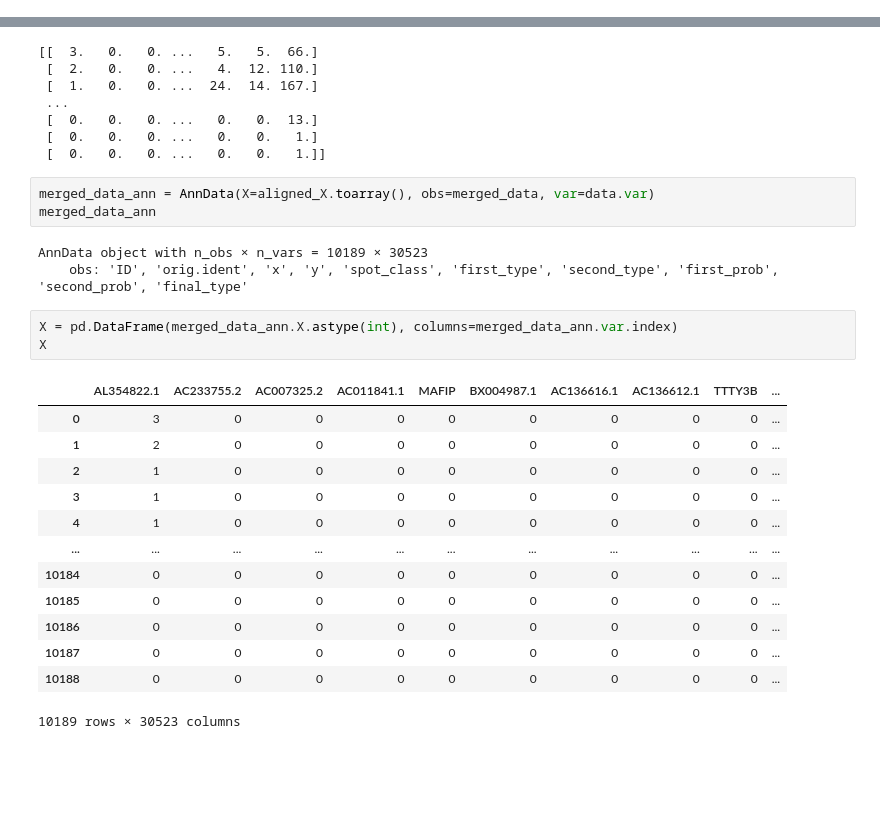
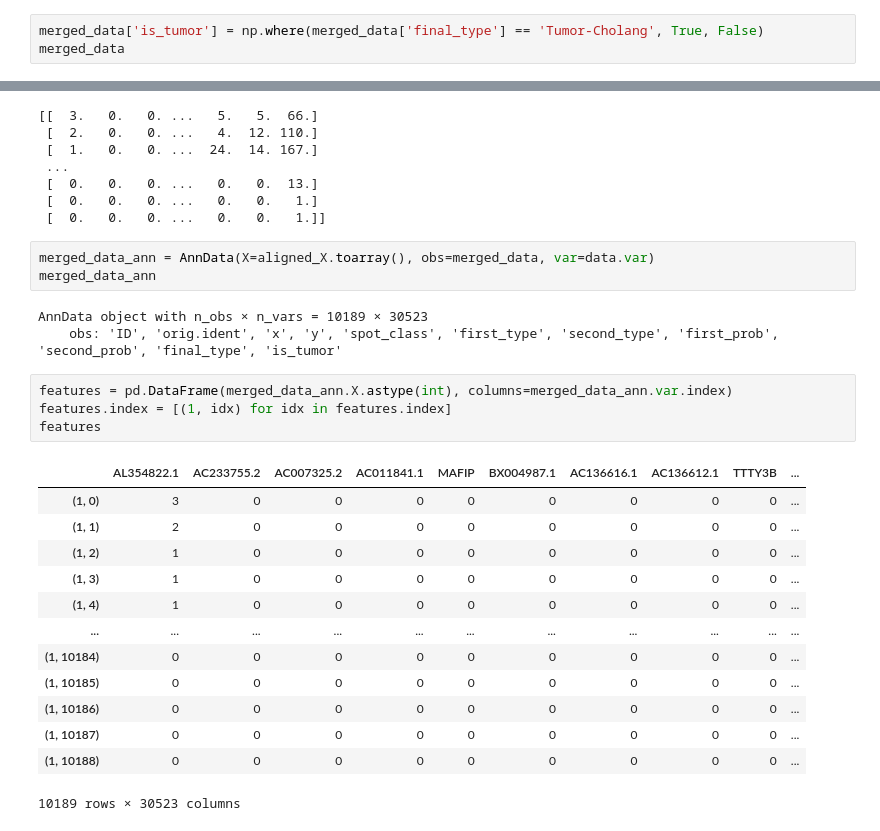
Before and after one commit to Czzmh/CODE, a Jupyter notebook: MYCODE/spatial_lda.ipynb, the cells around one changed output, grey strips where cells are left out. Drawn from its saved outputs; the diff is of its cells as text; blank space fills up the shorter version.

```diff
--- a/MYCODE/spatial_lda.ipynb
+++ b/MYCODE/spatial_lda.ipynb
@@ -128,3 +141,6 @@ merged_data
 | 10187 | 11166914969600 | sample | 2600 | 0 | doublet_certain | Hepatocyte | Tumor-Cholang | 0.370117 | 0.629883 | ... |
 | 10188 | 60988535603800 | sample | 14200 | 600 | singlet | Hepatocyte | Tumor-Cholang | 0.366774 | 0.633226 | ... |
 10189 rows × 10 columns
+# %%
+merged_data['is_tumor'] = np.where(merged_data['final_type'] == 'Tumor-Cholang', True, False)
+merged_data
@@ -162,21 +192,22 @@ merged_data_ann = AnnData(X=aligned_X.toarray(), obs=merged_data, var=data.var)
 merged_data_ann
 # %% [output]
 AnnData object with n_obs × n_vars = 10189 × 30523
-    obs: 'ID', 'orig.ident', 'x', 'y', 'spot_class', 'first_type', 'second_type', 'first_prob', 'second_prob', 'final_type'
+    obs: 'ID', 'orig.ident', 'x', 'y', 'spot_class', 'first_type', 'second_type', 'first_prob', 'second_prob', 'final_type', 'is_tumor'
 # %%
-X = pd.DataFrame(merged_data_ann.X.astype(int), columns=merged_data_ann.var.index)
-X
+features = pd.DataFrame(merged_data_ann.X.astype(int), columns=merged_data_ann.var.index)
+features.index = [(1, idx) for idx in features.index]
+features
 # %% [output]
 |  | AL354822.1 | AC233755.2 | AC007325.2 | AC011841.1 | MAFIP | BX004987.1 | AC136616.1 | AC136612.1 | TTTY3B | ... |
-| 0 | 3 | 0 | 0 | 0 | 0 | 0 | 0 | 0 | 0 | ... |
-| 1 | 2 | 0 | 0 | 0 | 0 | 0 | 0 | 0 | 0 | ... |
-| 2 | 1 | 0 | 0 | 0 | 0 | 0 | 0 | 0 | 0 | ... |
-| 3 | 1 | 0 | 0 | 0 | 0 | 0 | 0 | 0 | 0 | ... |
-| 4 | 1 | 0 | 0 | 0 | 0 | 0 | 0 | 0 | 0 | ... |
+| (1, 0) | 3 | 0 | 0 | 0 | 0 | 0 | 0 | 0 | 0 | ... |
+| (1, 1) | 2 | 0 | 0 | 0 | 0 | 0 | 0 | 0 | 0 | ... |
+| (1, 2) | 1 | 0 | 0 | 0 | 0 | 0 | 0 | 0 | 0 | ... |
+| (1, 3) | 1 | 0 | 0 | 0 | 0 | 0 | 0 | 0 | 0 | ... |
+| (1, 4) | 1 | 0 | 0 | 0 | 0 | 0 | 0 | 0 | 0 | ... |
 | ... | ... | ... | ... | ... | ... | ... | ... | ... | ... | ... |
-| 10184 | 0 | 0 | 0 | 0 | 0 | 0 | 0 | 0 | 0 | ... |
-| 10185 | 0 | 0 | 0 | 0 | 0 | 0 | 0 | 0 | 0 | ... |
-| 10186 | 0 | 0 | 0 | 0 | 0 | 0 | 0 | 0 | 0 | ... |
-| 10187 | 0 | 0 | 0 | 0 | 0 | 0 | 0 | 0 | 0 | ... |
-| 10188 | 0 | 0 | 0 | 0 | 0 | 0 | 0 | 0 | 0 | ... |
+| (1, 10184) | 0 | 0 | 0 | 0 | 0 | 0 | 0 | 0 | 0 | ... |
+| (1, 10185) | 0 | 0 | 0 | 0 | 0 | 0 | 0 | 0 | 0 | ... |
+| (1, 10186) | 0 | 0 | 0 | 0 | 0 | 0 | 0 | 0 | 0 | ... |
+| (1, 10187) | 0 | 0 | 0 | 0 | 0 | 0 | 0 | 0 | 0 | ... |
+| (1, 10188) | 0 | 0 | 0 | 0 | 0 | 0 | 0 | 0 | 0 | ... |
 10189 rows × 30523 columns
```
Also changed, not shown: parts of 18 cells of this notebook, 2 other files.
